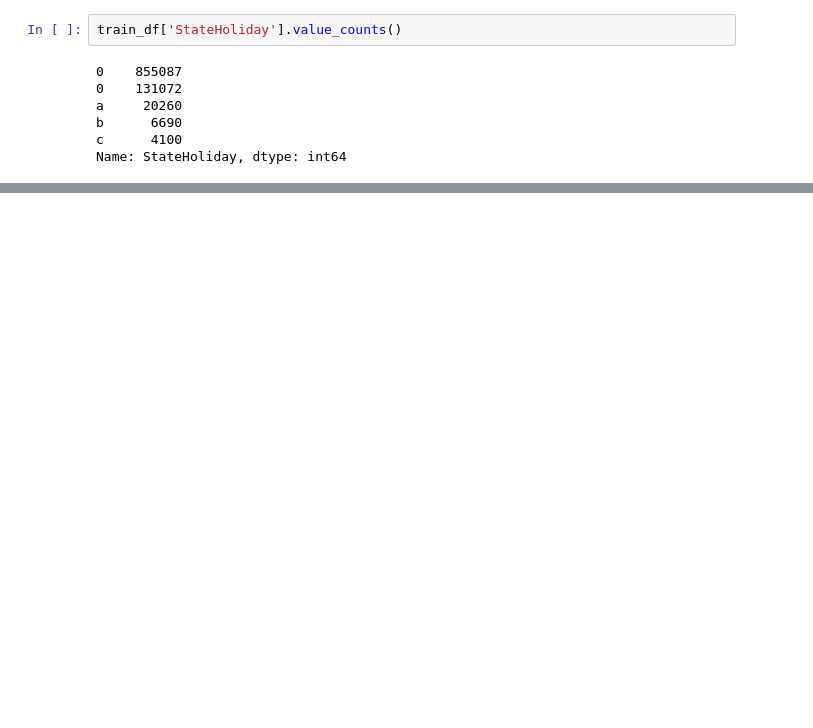
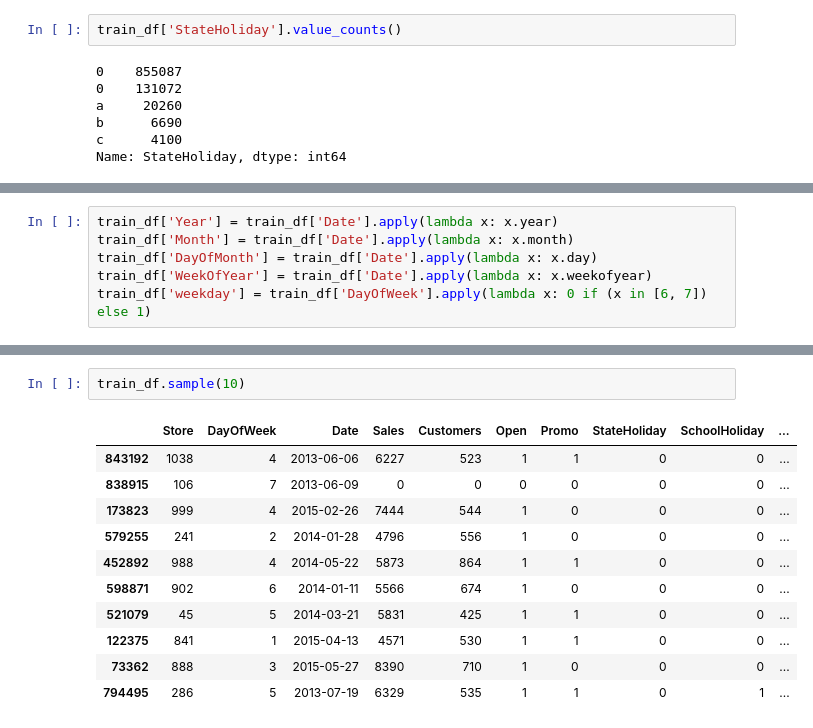
Before and after one commit to Ammon21/Rossmann_Pharmaceutical_Sales, a Jupyter notebook: notebooks/EDA.ipynb, the cells around one changed output, grey strips where cells are left out. Cells and saved outputs as stored; diff of their text form; blank space fills up the shorter version.

```diff
--- a/notebooks/EDA.ipynb
+++ b/notebooks/EDA.ipynb
@@ -246,0 +297,6 @@ Name: StateHoliday, dtype: int64
+# %%
+train_df['Year'] = train_df['Date'].apply(lambda x: x.year)
+train_df['Month'] = train_df['Date'].apply(lambda x: x.month)
+train_df['DayOfMonth'] = train_df['Date'].apply(lambda x: x.day)
+train_df['WeekOfYear'] = train_df['Date'].apply(lambda x: x.weekofyear)
+train_df['weekday'] = train_df['DayOfWeek'].apply(lambda x: 0 if (x in [6, 7]) else 1)
@@ -246,0 +323,14 @@ Name: StateHoliday, dtype: int64
+# %%
+train_df.sample(10)
+# %% [output]
+|  | Store | DayOfWeek | Date | Sales | Customers | Open | Promo | StateHoliday | SchoolHoliday | ... |
+| 843192 | 1038 | 4 | 2013-06-06 | 6227 | 523 | 1 | 1 | 0 | 0 | ... |
+| 838915 | 106 | 7 | 2013-06-09 | 0 | 0 | 0 | 0 | 0 | 0 | ... |
+| 173823 | 999 | 4 | 2015-02-26 | 7444 | 544 | 1 | 0 | 0 | 0 | ... |
+| 579255 | 241 | 2 | 2014-01-28 | 4796 | 556 | 1 | 0 | 0 | 0 | ... |
+| 452892 | 988 | 4 | 2014-05-22 | 5873 | 864 | 1 | 1 | 0 | 0 | ... |
+| 598871 | 902 | 6 | 2014-01-11 | 5566 | 674 | 1 | 0 | 0 | 0 | ... |
+| 521079 | 45 | 5 | 2014-03-21 | 5831 | 425 | 1 | 1 | 0 | 0 | ... |
+| 122375 | 841 | 1 | 2015-04-13 | 4571 | 530 | 1 | 1 | 0 | 0 | ... |
+| 73362 | 888 | 3 | 2015-05-27 | 8390 | 710 | 1 | 0 | 0 | 0 | ... |
+| 794495 | 286 | 5 | 2013-07-19 | 6329 | 535 | 1 | 1 | 0 | 1 | ... |
```
Also changed, not shown: parts of 14 cells of this notebook.
